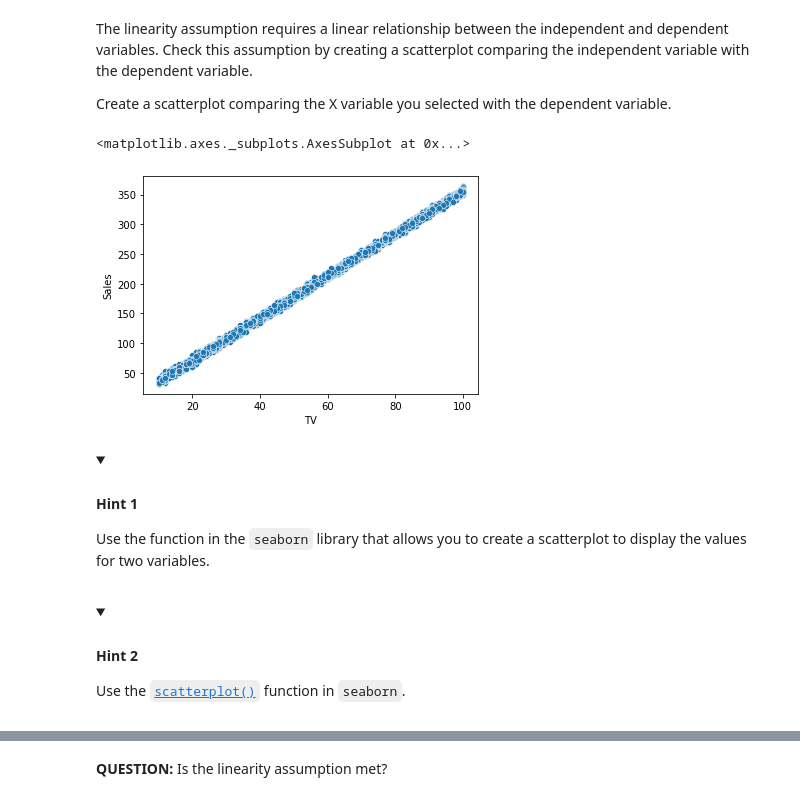
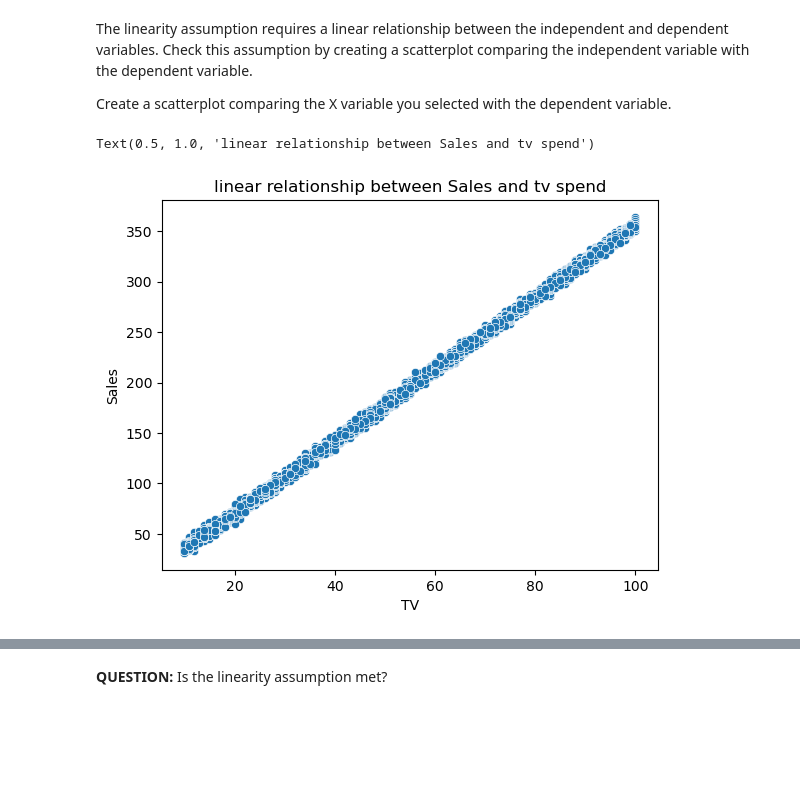
Before and after one commit to decorouz/-google-advanced-data-analytics, a Jupyter notebook: course activities/Course 5 Activities/Activity_Evaluate simple linear regression.ipynb, the cells around one changed output, grey strips where cells are left out. Saved outputs shown, nothing was run; the diff lists cells and outputs as text; code cells hidden in the pictures; folded sections open; blank space fills up the shorter version.

```diff
--- a/course activities/Course 5 Activities/Activity_Evaluate simple linear regression.ipynb
+++ b/course activities/Course 5 Activities/Activity_Evaluate simple linear regression.ipynb
@@ -42,7 +43,7 @@ from statsmodels.formula.api import ols
 # RUN THIS CELL TO IMPORT YOUR DATA.
 
 ### YOUR CODE HERE ###
-data = pd.read_csv('marketing_and_sales_data_evaluate_lr.csv')
+data = pd.read_csv("../../data/marketing_and_sales_data_evaluation_lr.csv")
 
 # Display the first five rows.
 
@@ -375,22 +231,8 @@ Create a scatterplot comparing the X variable you selected with the dependent va
 # %%
 # Create a scatterplot comparing X and Sales (Y).
 
-### YOUR CODE HERE ###
-sns.scatterplot(x=data["TV"], y=data["Sales"])
+ax = sns.scatterplot(x=data["TV"], y=data["Sales"])
+ax.set_title("linear relationship between Sales and tv spend")
 # %% [output]
-<matplotlib.axes._subplots.AxesSubplot at 0x...>
+Text(0.5, 1.0, 'linear relationship between Sales and tv spend')
-[figure, old version]
+[figure, new version]
-# %% [markdown]
-<details>
-<summary><h4><strong>Hint 1</strong></h4></summary>
-
-Use the function in the `seaborn` library that allows you to create a scatterplot to display the values for two variables.
-
-</details>
-# %% [markdown]
-<details>
-<summary><h4><strong>Hint 2</strong></h4></summary>
-
-Use the [`scatterplot()`](https://seaborn.pydata.org/generated/seaborn.scatterplot.html) function in `seaborn`.
-
-</details>
```
Also changed, not shown: parts of 35 cells of this notebook, 22 other files.
